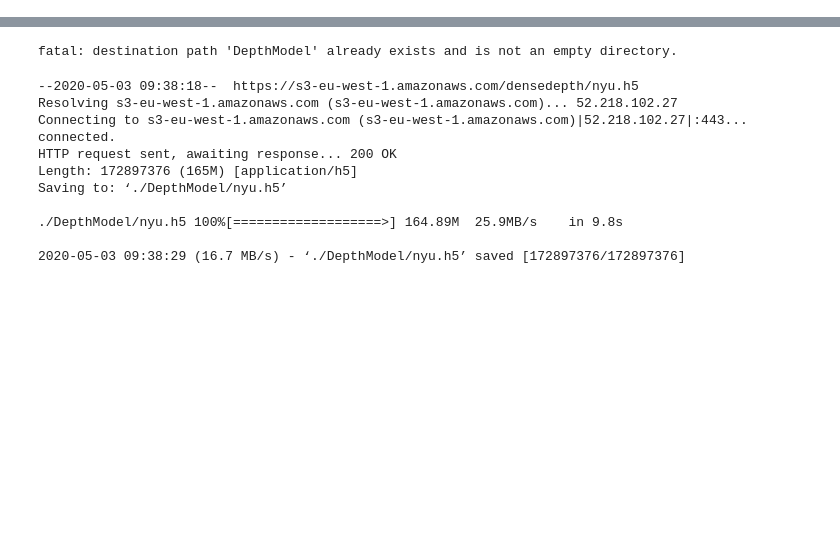
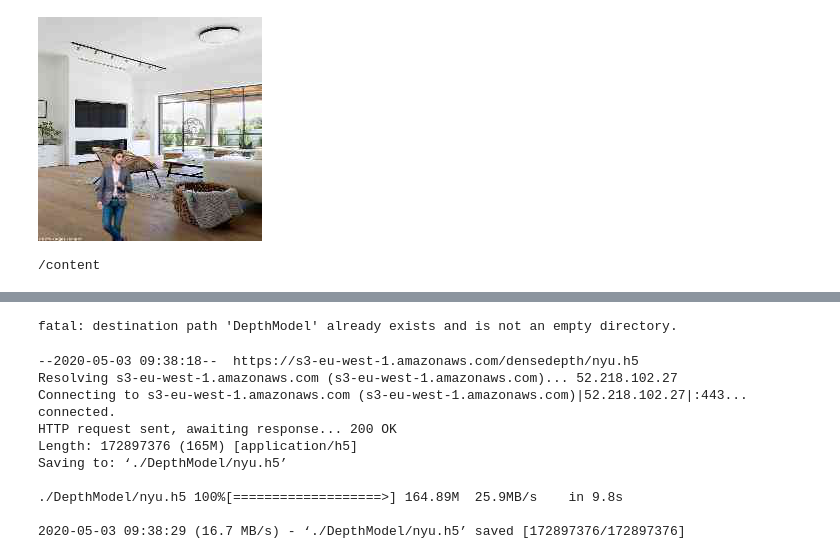
Before and after one commit to seenu-g/school_of_ai, a Jupyter notebook: chap14/DepthMapsTrial.ipynb, the cells around one changed output, grey strips where cells are left out. Saved outputs shown, nothing was run; the diff lists cells and outputs as text; code cells hidden in the pictures; blank space fills up the shorter version.

```diff
--- a/chap14/DepthMapsTrial.ipynb
+++ b/chap14/DepthMapsTrial.ipynb
@@ -28,0 +22,12 @@ Fg-Bg
+# %%
+#with optimisation
+from PIL import Image
+a = Image.open("/content/Overlay3/Fg-Bg/fg-bg240001.jpg")
+# %%
+a
+# %% [output]
+[figure, added]
+# %%
+cd '/content'
+# %% [output]
+/content
```
Also changed, not shown: parts of 18 cells of this notebook.
